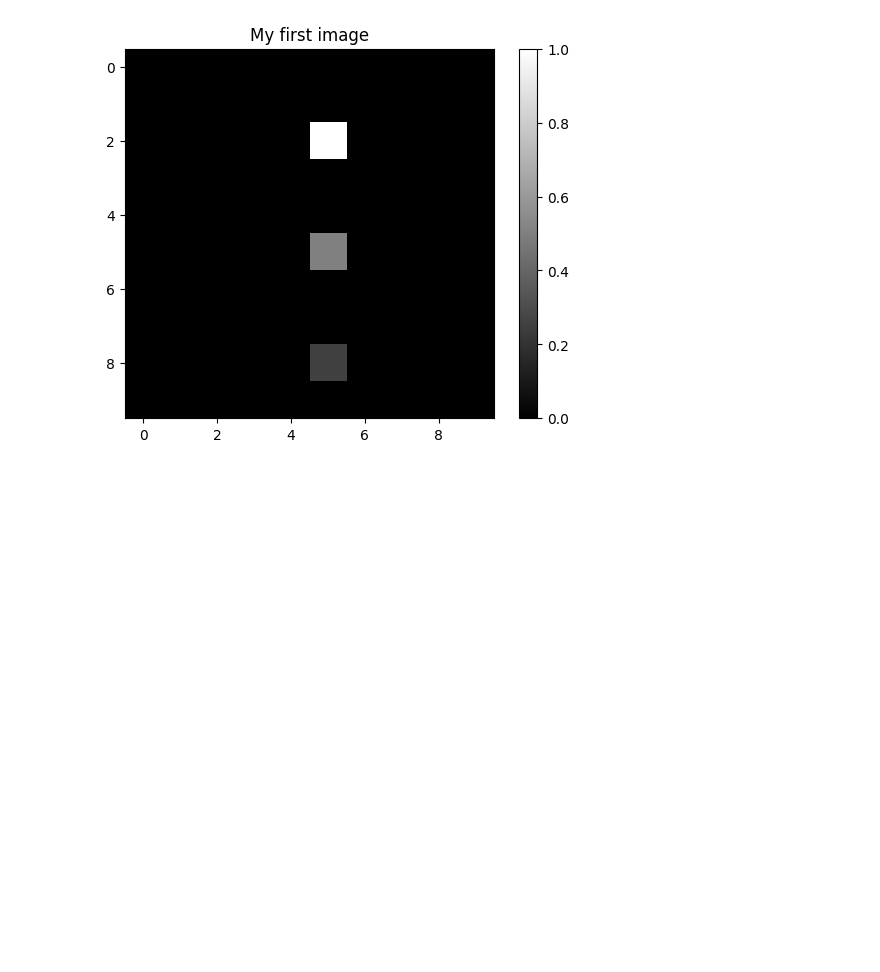
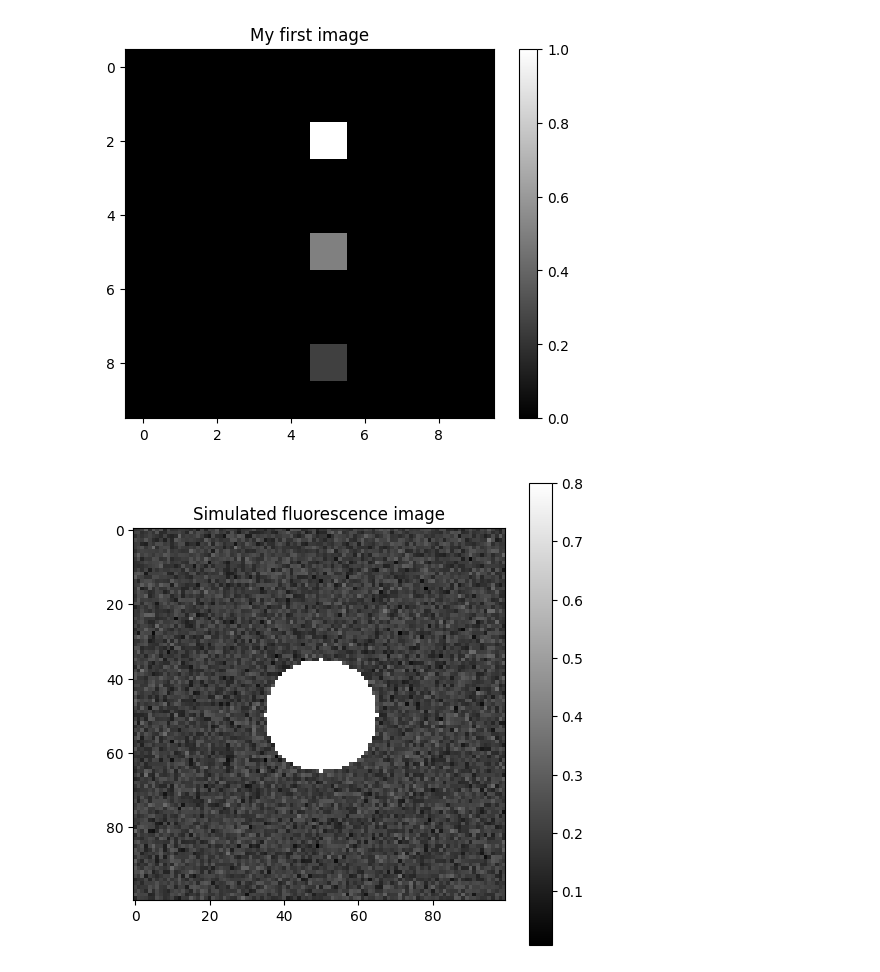
Before and after one commit to IndraNex/bioimage-informatics, a Jupyter notebook: notebooks/day01_foundations.ipynb, the cells around one changed output. Saved outputs shown, nothing was run; the diff lists cells and outputs as text; code cells hidden in the pictures; blank space fills up the shorter version.

```diff
--- a/notebooks/day01_foundations.ipynb
+++ b/notebooks/day01_foundations.ipynb
@@ -41,3 +41,24 @@ plt.title('My first image')
 plt.show()
 # %% [output]
 [figure]
+# %%
+# Create a 100x100 image with random noise
+# This simulates the background noise in a real fluorescence microscopy image
+image_noise = np.random.normal(loc=0.2, scale=0.05, size=(100, 100))
+
+# Add a bright circular signal in the middle
+# This simulates a fluorescently labeled cell
+y, x = np.ogrid[0:100, 0:100]
+center_y, center_x = 50, 50
+radius = 15
+circle = (x - center_x)**2 + (y - center_y)**2 <= radius**2
+image_noise[circle] = 0.8
+
+# Display it
+plt.figure(figsize=(6, 6))
+plt.imshow(image_noise, cmap='gray')
+plt.colorbar()
+plt.title('Simulated fluorescence image')
+plt.show()
+# %% [output]
+[figure, added]
```
